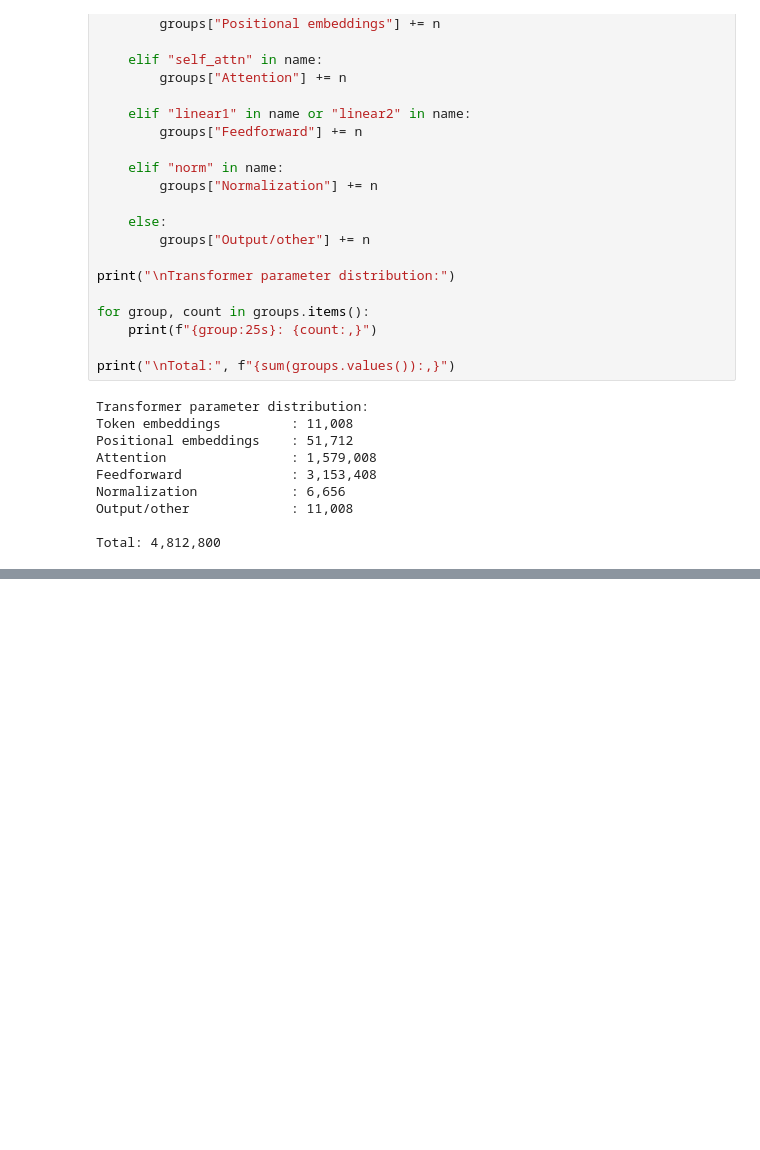
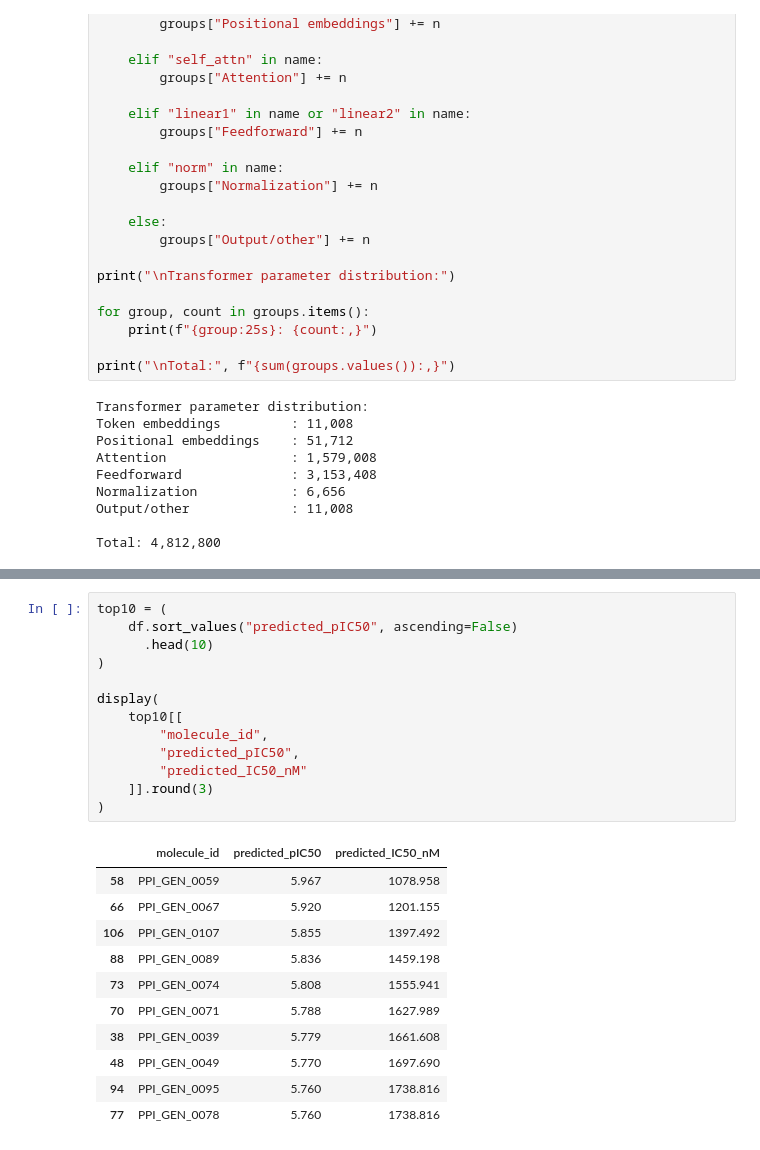
Before and after one commit to kalyanashisjana/DeepPPI, a Jupyter notebook: evaluation/04_PPI_Model_Comparison.ipynb, the cells around one changed output, grey strips where cells are left out. Saved outputs shown, nothing was run; the diff lists cells and outputs as text; blank space fills up the shorter version.

```diff
--- a/evaluation/04_PPI_Model_Comparison.ipynb
+++ b/evaluation/04_PPI_Model_Comparison.ipynb
@@ -986,0 +1047,25 @@ Total: 4,812,800
+# %%
+top10 = (
+    df.sort_values("predicted_pIC50", ascending=False)
+      .head(10)
+)
+
+display(
+    top10[[
+        "molecule_id",
+        "predicted_pIC50",
+        "predicted_IC50_nM"
+    ]].round(3)
+)
+# %% [output]
+|  | molecule_id | predicted_pIC50 | predicted_IC50_nM |
+| 58 | PPI_GEN_0059 | 5.967 | 1078.958 |
+| 66 | PPI_GEN_0067 | 5.920 | 1201.155 |
+| 106 | PPI_GEN_0107 | 5.855 | 1397.492 |
+| 88 | PPI_GEN_0089 | 5.836 | 1459.198 |
+| 73 | PPI_GEN_0074 | 5.808 | 1555.941 |
+| 70 | PPI_GEN_0071 | 5.788 | 1627.989 |
+| 38 | PPI_GEN_0039 | 5.779 | 1661.608 |
+| 48 | PPI_GEN_0049 | 5.770 | 1697.690 |
+| 94 | PPI_GEN_0095 | 5.760 | 1738.816 |
+| 77 | PPI_GEN_0078 | 5.760 | 1738.816 |
```
Also changed, not shown: parts of 2 cells of this notebook, 2 other files.
